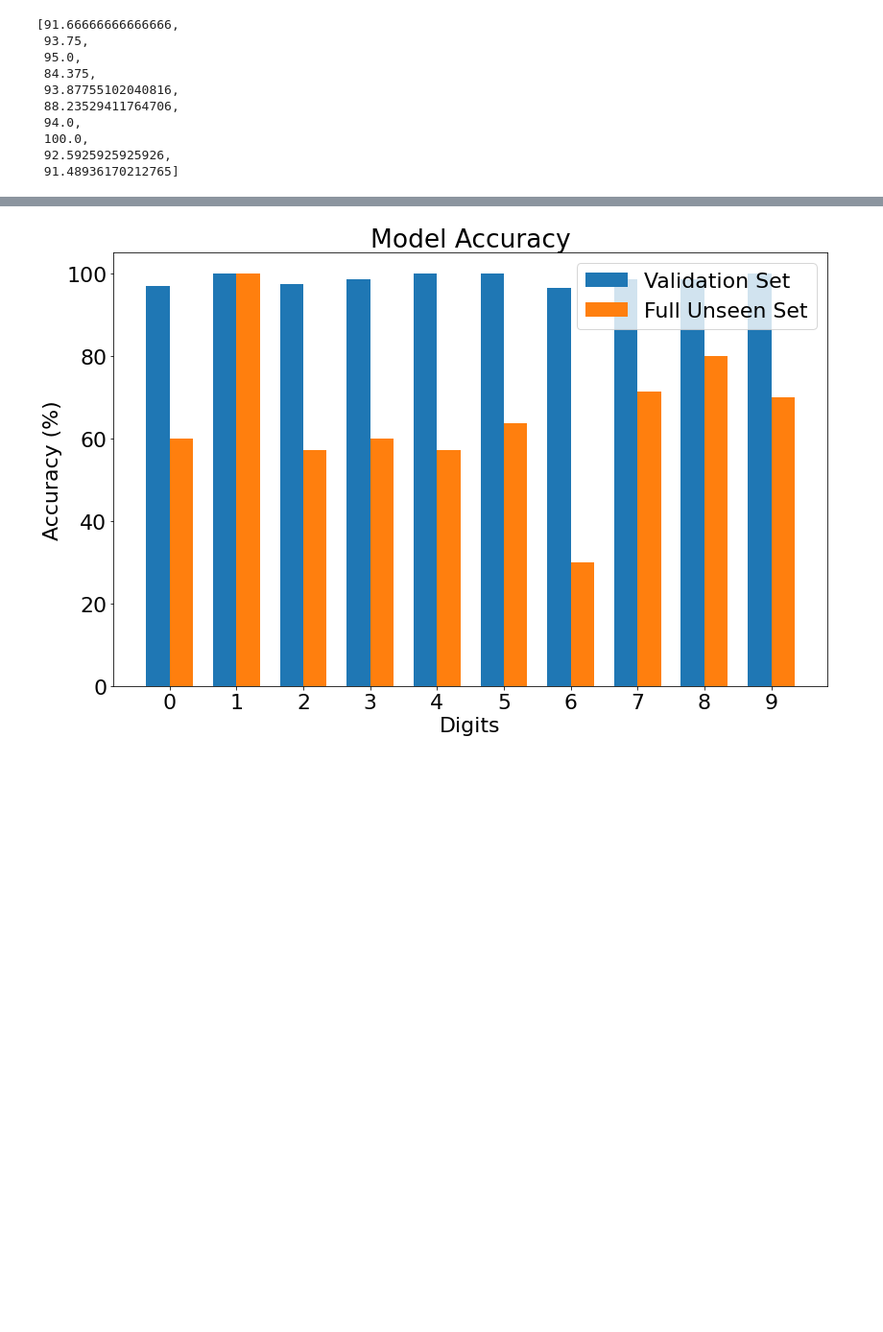
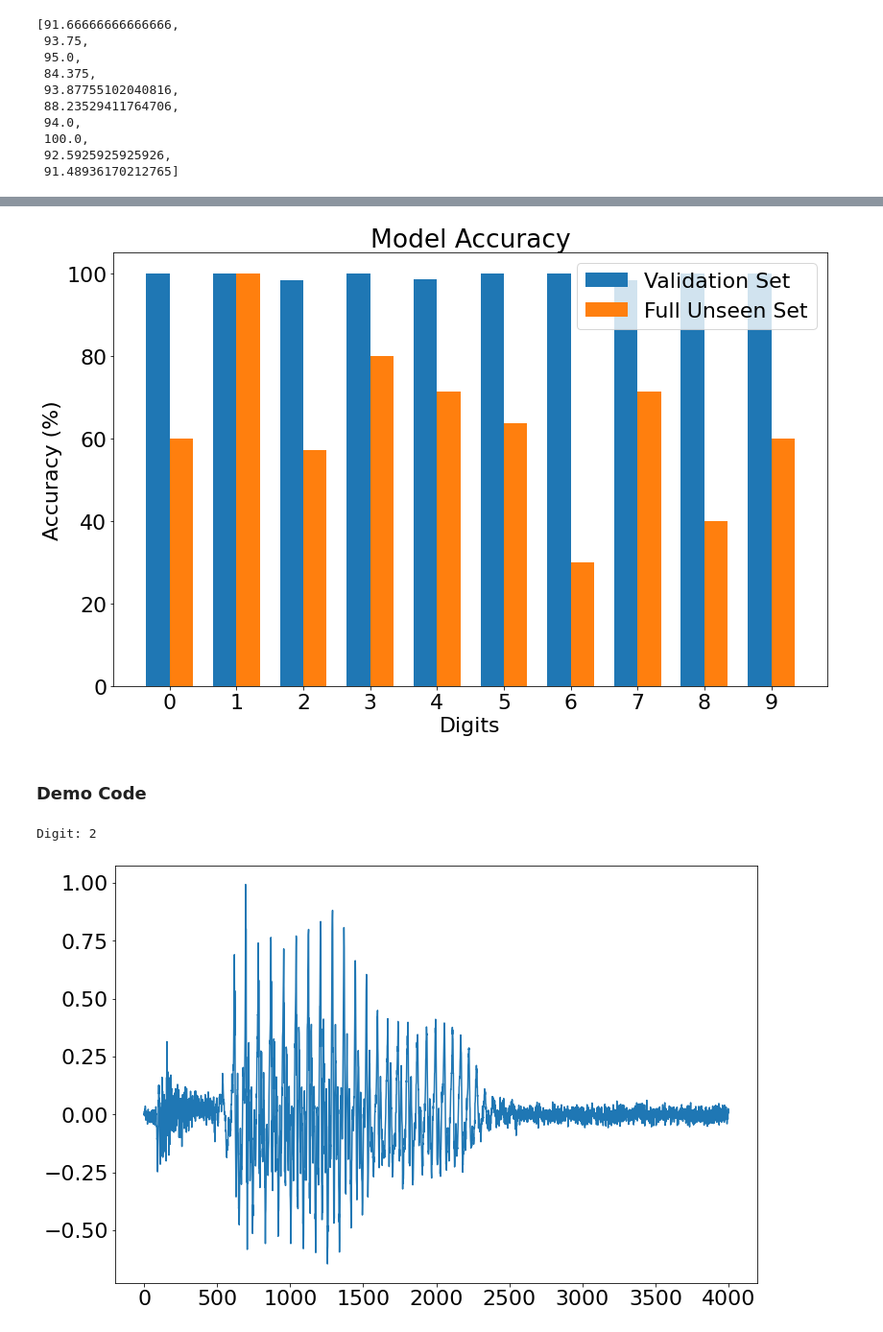
Before and after one commit to Ali-Sab/aps360_project, a Jupyter notebook: APS360_Project.ipynb, the cells around one changed output, grey strips where cells are left out. Shown at 96% size. Drawn from its saved outputs; the diff is of its cells as text; code cells hidden in the pictures; blank space fills up the shorter version.

Commit message:
added demo code

```diff
--- a/APS360_Project.ipynb
+++ b/APS360_Project.ipynb
@@ -745,7 +785,7 @@ fig, ax = plt.subplots()
 
 width = 0.35
 
-rect = ax.bar(ind-width/2, class_accuracies*100, width, label='Validation Set')
+rect = ax.bar(ind-width/2, class_accuracies_val*100, width, label='Validation Set')
 rect2 = ax.bar(ind+width/2, class_accuracies_unseen*100, width, label='Full Unseen Set')
 
 ax.set_ylabel('Accuracy (%)')
@@ -762,4 +802,19 @@ matplotlib.rcParams.update({'font.size': 22})
 fig.tight_layout()
 plt.show()
 # %% [output]
-[figure, old version]
+[figure, new version]
+# %% [markdown]
+### Demo Code
+# %%
+# playback some audio clips
+
+test_index1 = 1
+print("Digit: {}".format(y[test_index1]))
+norm = librosa.util.normalize(X_uniform[test_index1])
+norm += np.random.normal(0, 0.02, 4000)
+plt.plot(norm)
+plt.show()
+ipd.Audio(norm, rate=8000)
+# %% [output]
+Digit: 2
+[figure, added]
```
Also changed, not shown: parts of 16 cells of this notebook.
